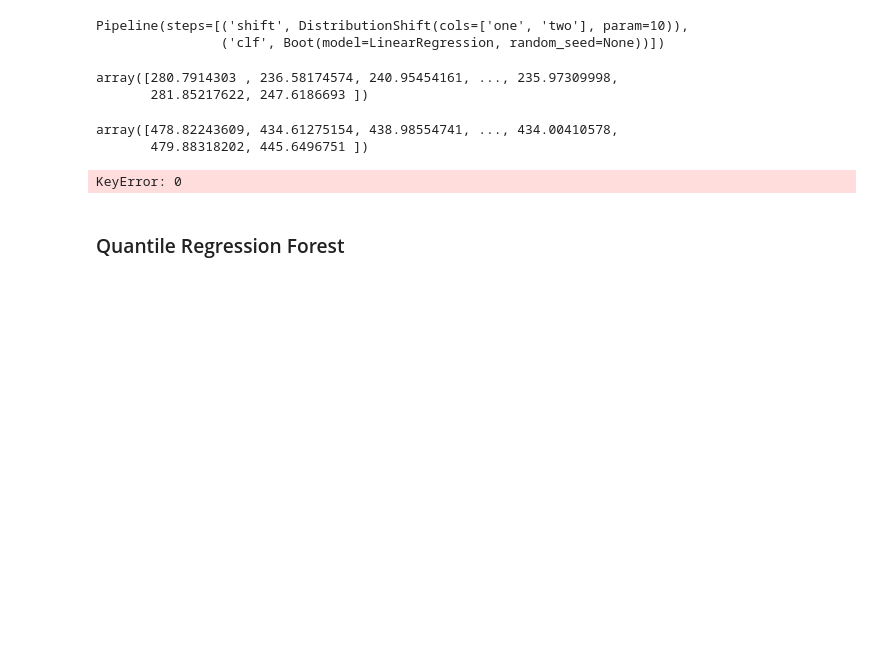
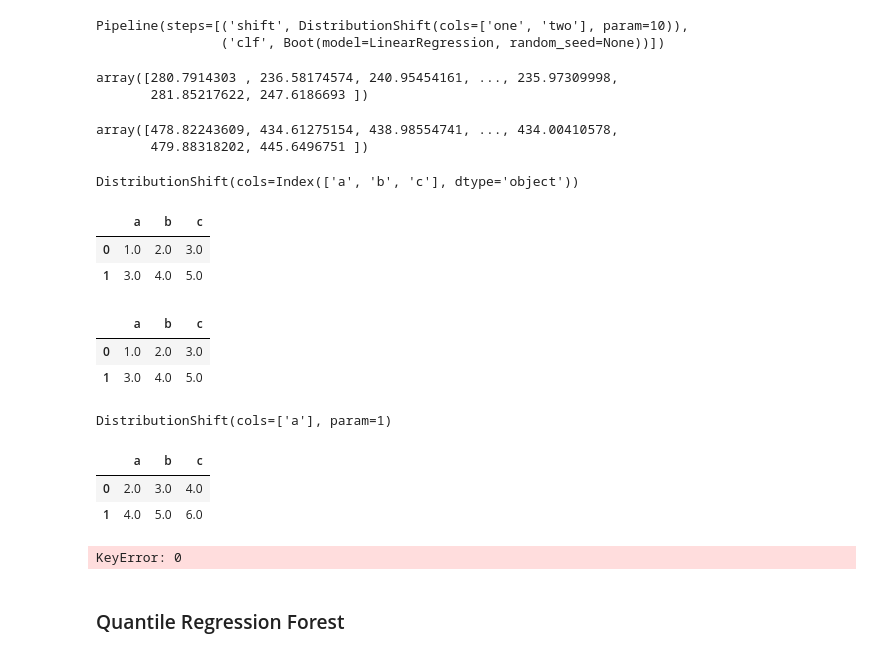
Before and after one commit to cmougan/MonitoringUncertainty, a Jupyter notebook: Doubt.ipynb, the cells around one changed output. Saved outputs shown, nothing was run; the diff lists cells and outputs as text; code cells hidden in the pictures; blank space fills up the shorter version.

```diff
--- a/Doubt.ipynb
+++ b/Doubt.ipynb
@@ -78,6 +78,38 @@ pipe.predict(X_te)
 # %% [output]
 array([478.82243609, 434.61275154, 438.98554741, ..., 434.00410578,
        479.88318202, 445.6496751 ])
+# %%
+X = pd.DataFrame(np.array([[1.0, 2.0, 3.0], [3.0, 4.0, 5.0]]), columns=["a", "b", "c"])
+
+y = np.array([0, 1.0, 2.0])
+# %%
+db = DistributionShift(param=0)
+
+db.fit(X, y)
+# %% [output]
+DistributionShift(cols=Index(['a', 'b', 'c'], dtype='object'))
+# %%
+X
+# %% [output]
+|  | a | b | c |
+| 0 | 1.0 | 2.0 | 3.0 |
+| 1 | 3.0 | 4.0 | 5.0 |
+# %%
+db.transform(X)
+# %% [output]
+|  | a | b | c |
+| 0 | 1.0 | 2.0 | 3.0 |
+| 1 | 3.0 | 4.0 | 5.0 |
+# %%
+db.set_params(cols=['a'],param=1)
+# %% [output]
+DistributionShift(cols=['a'], param=1)
+# %%
+db.transform(X)
+# %% [output]
+|  | a | b | c |
+| 0 | 2.0 | 3.0 | 4.0 |
+| 1 | 4.0 | 5.0 | 6.0 |
 # %%
 preds = []
 for col in X_tr.columns:
```
Also changed, not shown: 1 other file.
